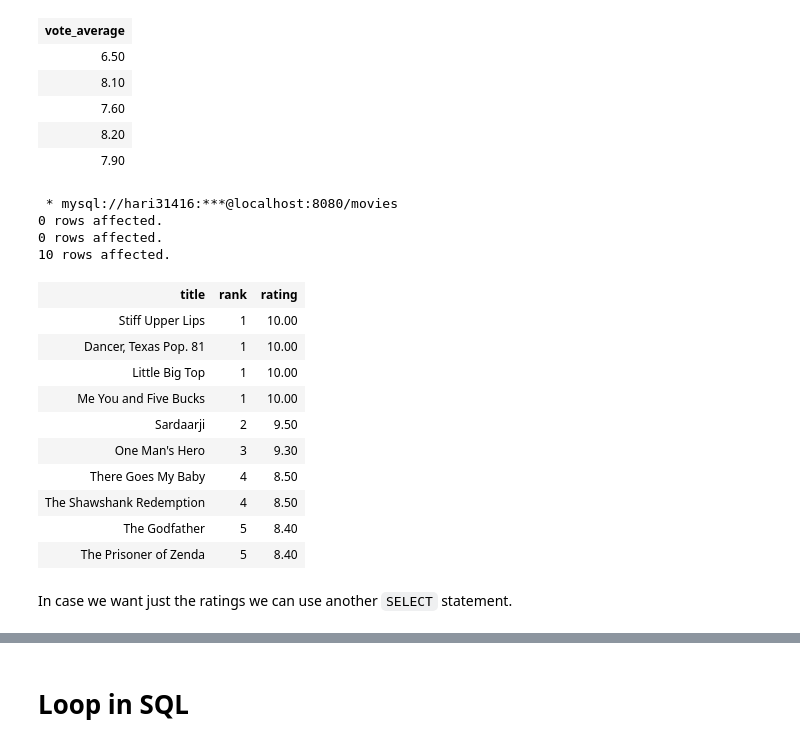
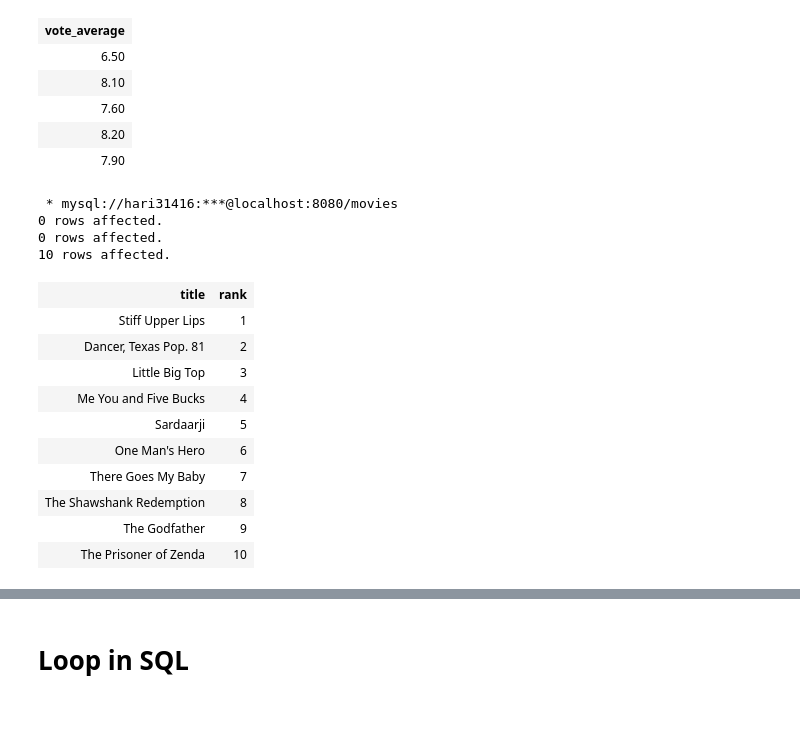
Before and after one commit to Hari31416/Placement, a Jupyter notebook: Notes/SQL/More.ipynb, the cells around one changed output, grey strips where cells are left out. Saved outputs shown, nothing was run; the diff lists cells and outputs as text; code cells hidden in the pictures; blank space fills up the shorter version.

```diff
--- a/Notes/SQL/More.ipynb
+++ b/Notes/SQL/More.ipynb
@@ -197,28 +252,26 @@ We can use the variables to create a ranking system for movies based on `vote_av
 # %%
 %%sql
 SET @rank = 0;
 SET @rating=0;
 
-SELECT title, if (@rating!=vote_average, @rank:=@rank+1, @rank) as 'rank', @rating:=vote_average as 'rating'
+SELECT title, if (@rating!=vote_average, @rank:=@rank+1, @rank) as 'rank'
 FROM movie
 ORDER BY vote_average DESC
 
 LIMIT 10;
 # %% [output]
  * mysql://hari31416:***@localhost:8080/movies
 0 rows affected.
 0 rows affected.
 10 rows affected.
-| title | rank | rating |
-| Stiff Upper Lips | 1 | 10.00 |
-| Dancer, Texas Pop. 81 | 1 | 10.00 |
-| Little Big Top | 1 | 10.00 |
-| Me You and Five Bucks | 1 | 10.00 |
-| Sardaarji | 2 | 9.50 |
-| One Man's Hero | 3 | 9.30 |
-| There Goes My Baby | 4 | 8.50 |
-| The Shawshank Redemption | 4 | 8.50 |
-| The Godfather | 5 | 8.40 |
-| The Prisoner of Zenda | 5 | 8.40 |
+| title | rank |
+| Stiff Upper Lips | 1 |
+| Dancer, Texas Pop. 81 | 2 |
+| Little Big Top | 3 |
+| Me You and Five Bucks | 4 |
+| Sardaarji | 5 |
+| One Man's Hero | 6 |
+| There Goes My Baby | 7 |
+| The Shawshank Redemption | 8 |
+| The Godfather | 9 |
+| The Prisoner of Zenda | 10 |
-# %% [markdown]
-In case we want just the ratings we can use another `SELECT` statement.
```
Also changed, not shown: parts of 22 cells of this notebook, 7 other files.
